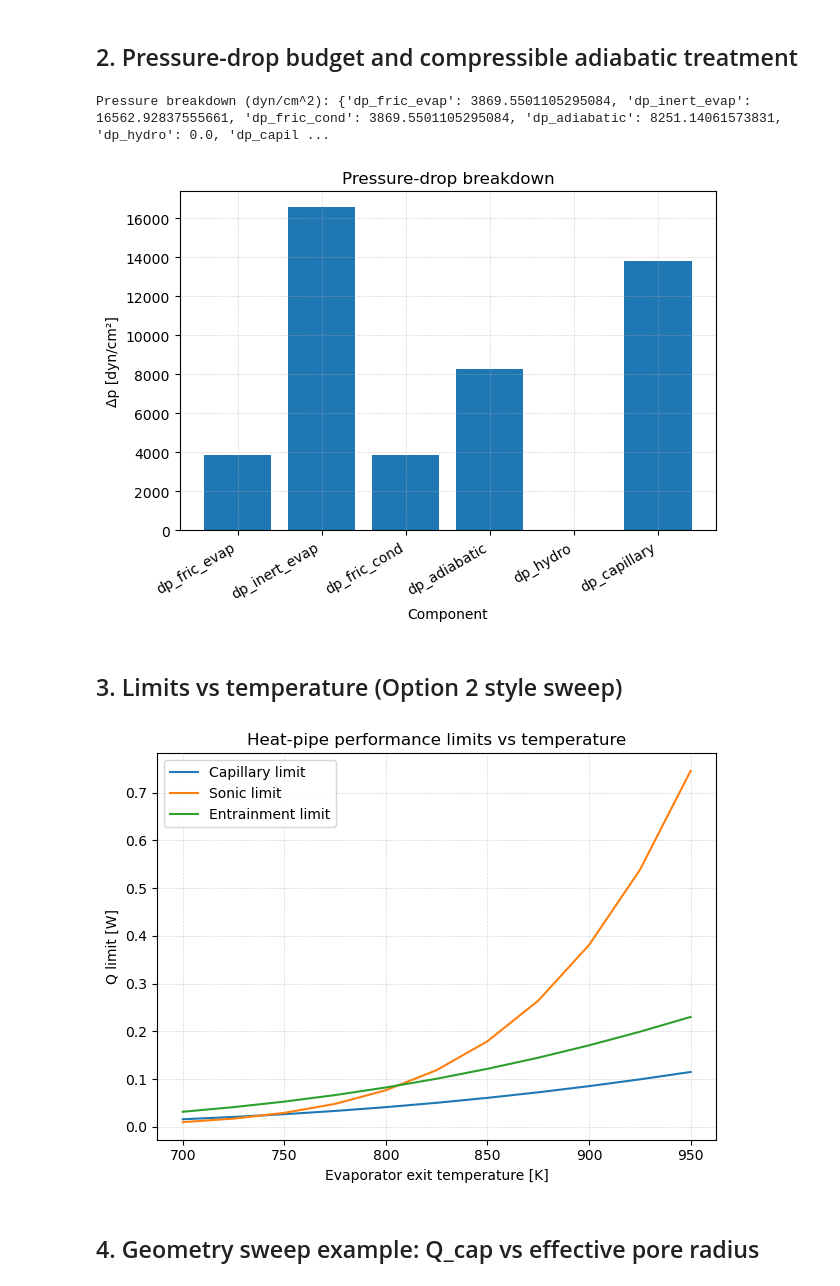
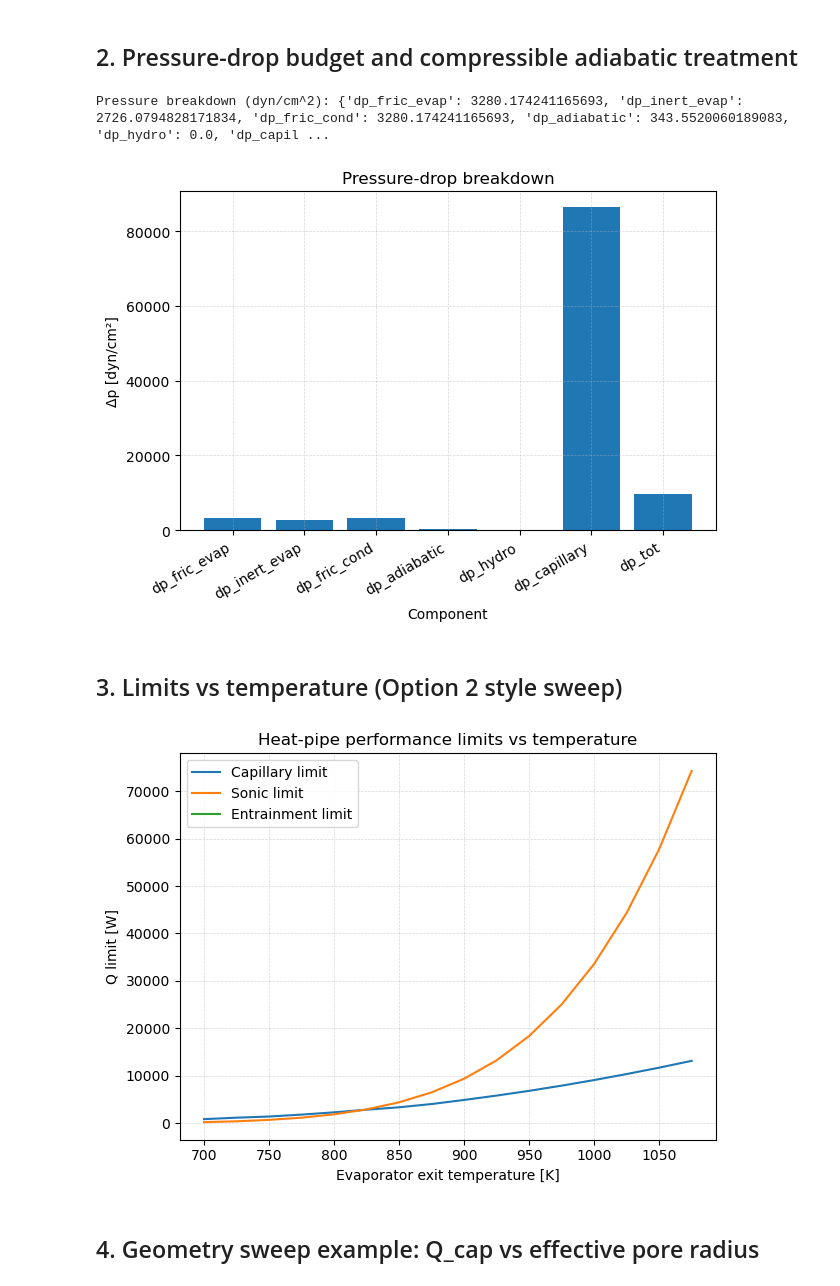
Before and after one commit to tanoret/heat_pipe_BEPU, a Jupyter notebook: heat_pipe_demo_notebook.ipynb, the cells around one changed output. Cells and saved outputs as stored; diff of their text form; code cells hidden in the pictures.

```diff
--- a/heat_pipe_demo_notebook.ipynb
+++ b/heat_pipe_demo_notebook.ipynb
@@ -55,38 +48,38 @@ for f in [Fluid.WATER, Fluid.SODIUM]:
 # %%
 
 # Define a pipe and state
-geom = M_Geometry(radius_cm=0.5, effective_pore_radius_cm=0.02, wavelength_cm=0.05)
-lengths = M_SectionLengths(L_e=30.0, L_a=20.0, L_c=30.0)
+geom = M_Geometry(radius_cm=0.785, t_a_cm=0.07, t_w_cm=0.07, effective_pore_radius_cm=3.20e-3)
+lengths = M_SectionLengths(100.0, 10.0, 100.0)
 flags = M_FlowFlags(vapor_regime_evap=Regime.LAMINAR, vapor_regime_adiab=Regime.TURBULENT, vapor_regime_cond=Regime.LAMINAR)
 T = 900.0
 f = props_for("sodium", T)
 
 # Choose a trial mass flow (g/s); a rough value from power guess Q ≈ m_dot * h_fg
 Q_guess_W = 1500.0
 h_fg_J_kg = f["h_fg"] * 1e3
 m_dot = Q_guess_W / h_fg_J_kg * 1e3  # kg/s -> g/s
 
 pb = pressure_breakdown_cgs(lengths, geom, f, flags, m_dot, theta_deg=0.0)
 pb_dict = pb.__dict__.copy()
 print("Pressure breakdown (dyn/cm^2):", pb_dict)
 plot_pressure_breakdown({k: float(v) for k,v in pb_dict.items() if k.startswith("dp_")});
 # %% [output]
-Pressure breakdown (dyn/cm^2): {'dp_fric_evap': 3869.5501105295084, 'dp_inert_evap': 16562.92837555661, 'dp_fric_cond': 3869.5501105295084, 'dp_adiabatic': 8251.14061573831, 'dp_hydro': 0.0, 'dp_capil ...
+Pressure breakdown (dyn/cm^2): {'dp_fric_evap': 3280.174241165693, 'dp_inert_evap': 2726.0794828171834, 'dp_fric_cond': 3280.174241165693, 'dp_adiabatic': 343.5520060189083, 'dp_hydro': 0.0, 'dp_capil ...
-[figure, old version]
+[figure, new version]
 # %% [markdown]
 ## 3. Limits vs temperature (Option 2 style sweep)
 # %%
-Ts = list(range(700, 951, 25))
+Ts = list(range(700, 1100, 25))
 q_cap, q_sonic, q_ent = [], [], []
 for T in Ts:
     f = props_for("sodium", float(T))
-    lims = estimate_limits_cgs(lengths, geom, f, flags)
+    lims = estimate_limits_cgs(T, lengths, geom, f, flags)
     q_cap.append(lims.q_capillary_W)
     q_sonic.append(lims.q_sonic_W)
     q_ent.append(lims.q_entrainment_W)
 fig = plot_limits_vs_temperature(Ts, q_cap, q_sonic, q_ent)
 # %% [output]
-[figure, old version]
+[figure, new version]
 # %% [markdown]
 ## 4. Geometry sweep example: Q_cap vs effective pore radius
 # %%
```
Also changed, not shown: parts of 1 cell of this notebook, 7 other files.
